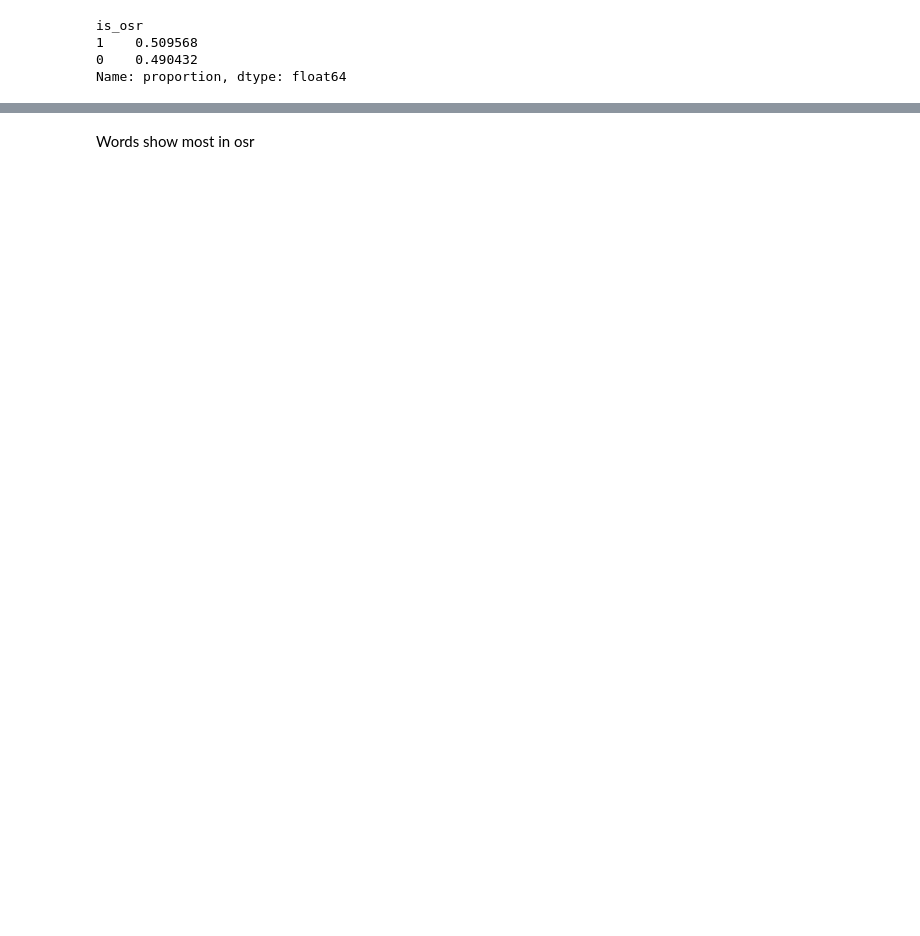
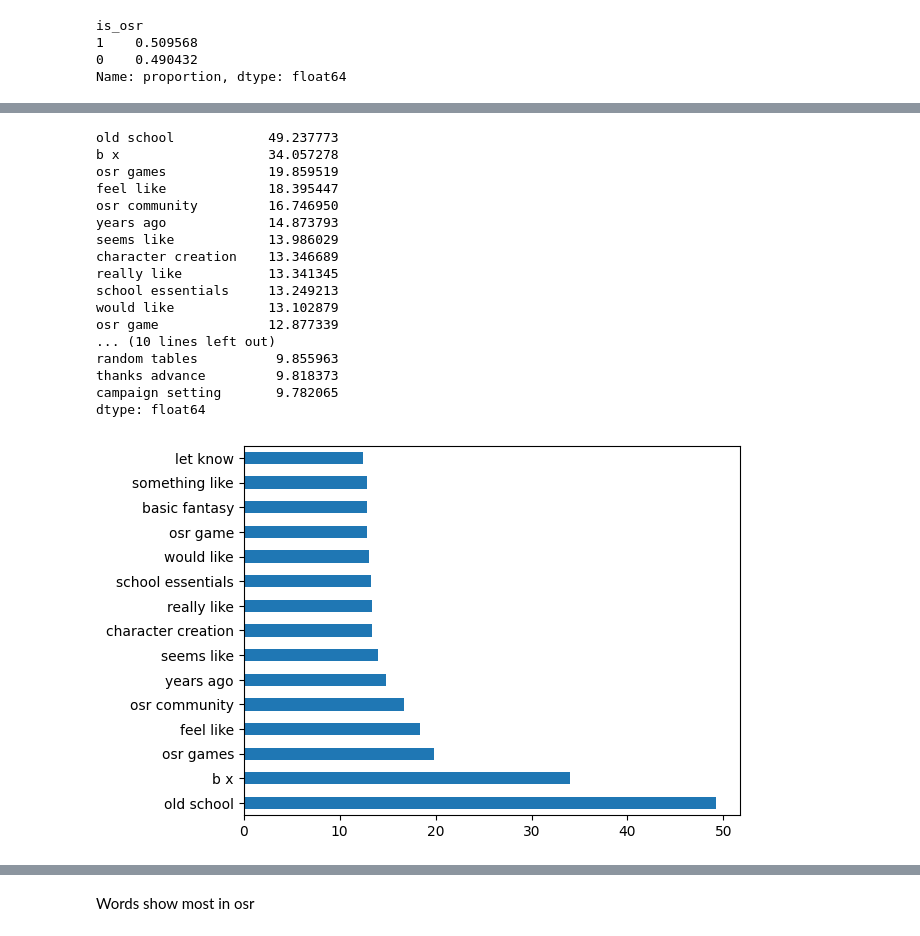
Before and after one commit to bola0321/Subreddits-Storytelling-Is-What-s-Old-is-New-Again-, a Jupyter notebook: code/cleaning_and_eda.ipynb, the cells around one changed output, grey strips where cells are left out. Cells and saved outputs as stored; diff of their text form; code cells hidden in the pictures; blank space fills up the shorter version.

```diff
--- a/code/cleaning_and_eda.ipynb
+++ b/code/cleaning_and_eda.ipynb
@@ -163,0 +211,22 @@ rpg_df = cleaned.loc[cleaned['is_osr'] == 0]
+# %%
+# osr dataframe bigrams
+cleaning.tfidf_list_and_barplot(2, 2, X_train_1, X_test_1, y_train_1, y_test_1)
+# %% [output]
+old school            49.237773
+b x                   34.057278
+osr games             19.859519
+feel like             18.395447
+osr community         16.746950
+years ago             14.873793
+seems like            13.986029
+character creation    13.346689
+really like           13.341345
+school essentials     13.249213
+would like            13.102879
+osr game              12.877339
+... (10 lines left out)
+random tables          9.855963
+thanks advance         9.818373
+campaign setting       9.782065
+dtype: float64
+[figure, added]
```
Also changed, not shown: parts of 56 cells of this notebook, 6 other files.
